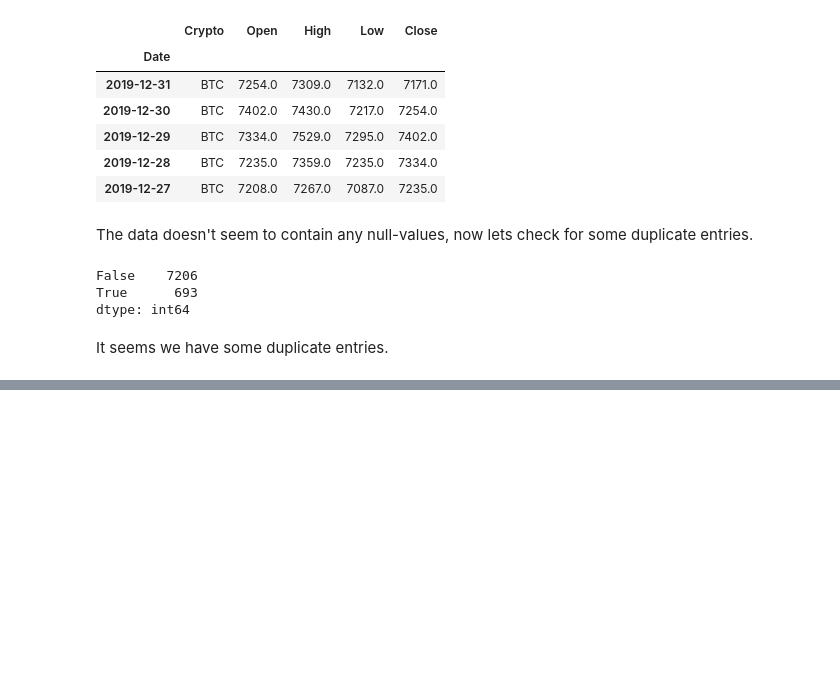
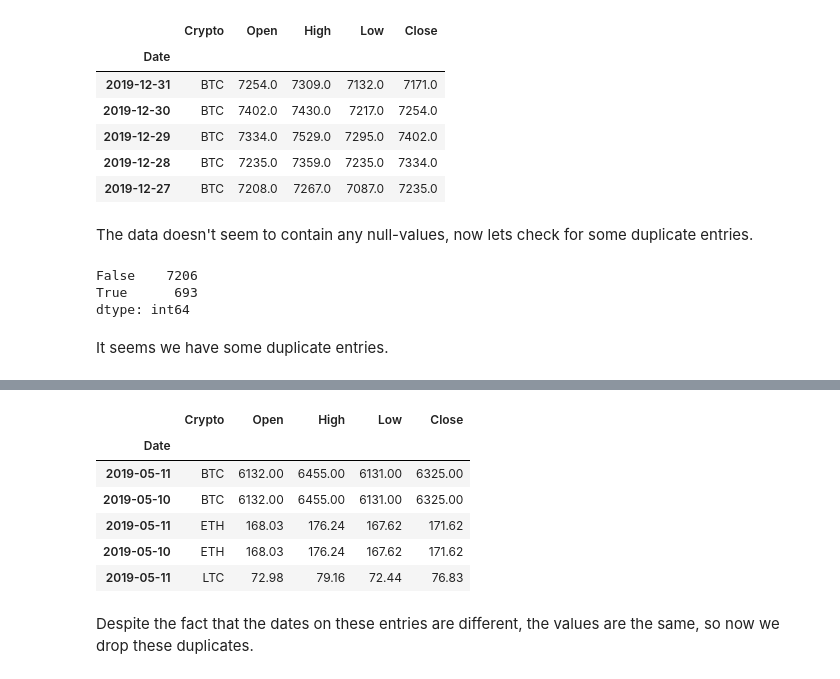
Before and after one commit to MarwaBrian/Crypto-Price-Prediction, a Jupyter notebook: crypto.ipynb, the cells around one changed output, grey strips where cells are left out. Drawn from its saved outputs; the diff is of its cells as text; code cells hidden in the pictures; blank space fills up the shorter version.

```diff
--- a/crypto.ipynb
+++ b/crypto.ipynb
@@ -153,0 +167,14 @@ It seems we have some duplicate entries.
+# %%
+# Display both the original and duplicate rows
+all_duplicates = combine[combine.duplicated(keep=False)]
+all_duplicates.head()
+# %% [output]
+|  | Crypto | Open | High | Low | Close |
+| Date |  |  |  |  |  |
+| 2019-05-11 | BTC | 6132.00 | 6455.00 | 6131.00 | 6325.00 |
+| 2019-05-10 | BTC | 6132.00 | 6455.00 | 6131.00 | 6325.00 |
+| 2019-05-11 | ETH | 168.03 | 176.24 | 167.62 | 171.62 |
+| 2019-05-10 | ETH | 168.03 | 176.24 | 167.62 | 171.62 |
+| 2019-05-11 | LTC | 72.98 | 79.16 | 72.44 | 76.83 |
+# %% [markdown]
+Despite the fact that the dates on these entries are different, the values are the same, so now we drop these duplicates.
```
Also changed, not shown: parts of 8 cells of this notebook.
